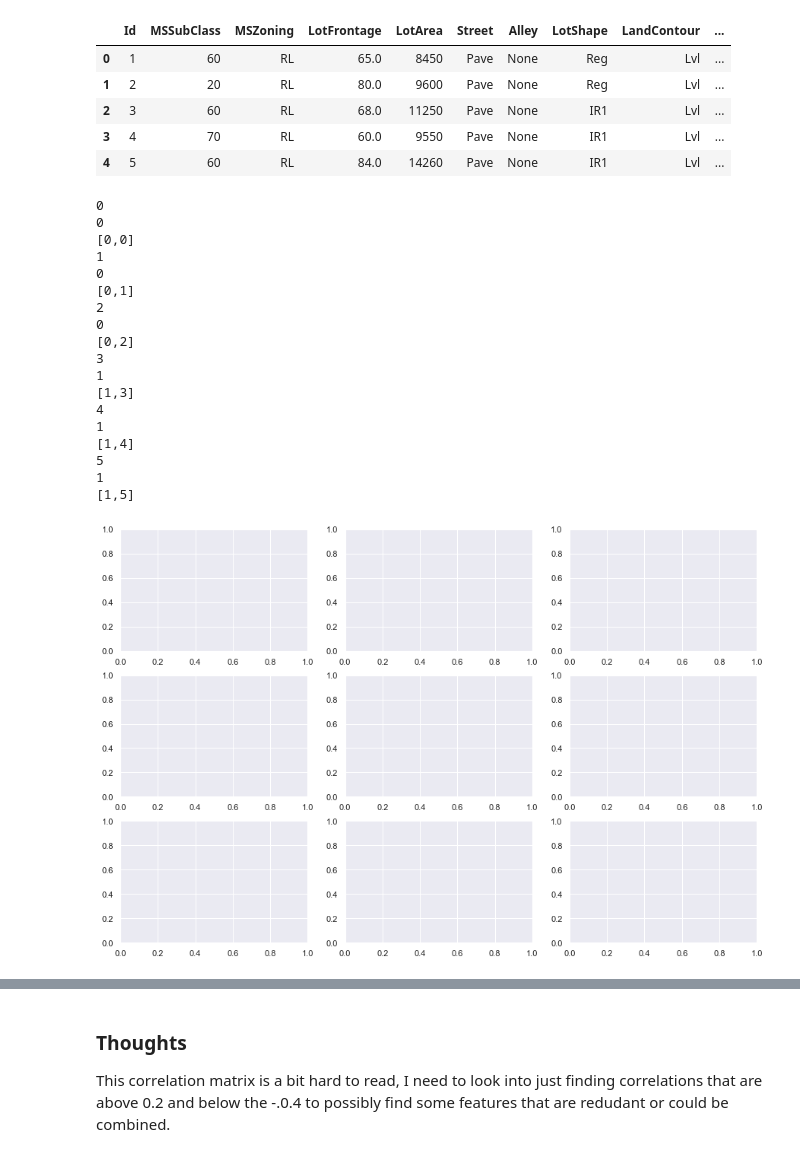
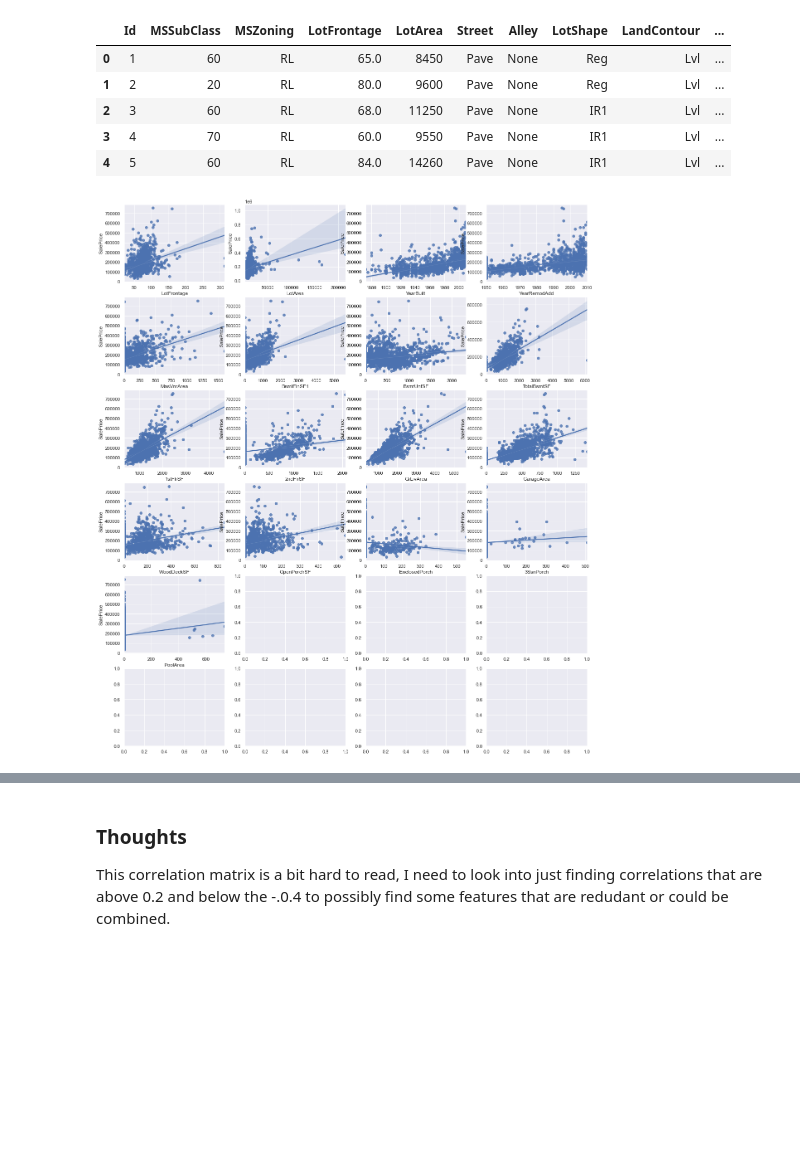
Before and after one commit to Codeman27Org/house_prices, a Jupyter notebook: house_prices.ipynb, the cells around one changed output, grey strips where cells are left out. Drawn from its saved outputs; the diff is of its cells as text; code cells hidden in the pictures; blank space fills up the shorter version.

Commit message:
finished regplots now to bars

```diff
--- a/house_prices.ipynb
+++ b/house_prices.ipynb
@@ -150,57 +150,22 @@ houses_cleaned.head()
 # %%
 import math
 
-fig, axs = plt.subplots(3,3, figsize = (15, 10))
+rows = 6
+cols = 4
 
-regplot_vars = ['LotFrontage', 'LotArea', 'YearBuilt', 'YearRemodAdd', 'MasVnrArea', 'BsmtFinSF1']
-#'YearRemodAdd', 'MasVnrArea', 'BsmtFinSF1'
+fig, axs = plt.subplots(rows, cols, figsize = (cols * 5, rows * 4))
+
+regplot_vars = ['LotFrontage', 'LotArea', 'YearBuilt', 'YearRemodAdd', 'MasVnrArea', 'BsmtFinSF1', 'BsmtUnfSF',
+               'TotalBsmtSF', '1stFlrSF', '2ndFlrSF', 'GrLivArea', 'GarageArea', 'WoodDeckSF', 'OpenPorchSF',
+                'EnclosedPorch', '3SsnPorch', 'PoolArea']
 
 for index, plot in enumerate(regplot_vars):
-
-    print('['  + str(math.floor(index/3)) + ',' + str(index) +']')
-#     sns.regplot(data=houses_cleaned, x=plot, y='SalePrice', ax=axs[math.floor(index/3), index])
-
-# sns.regplot(data=houses_cleaned, x='LotFrontage', y='SalePrice', ax=axs[0, 0])
-
-# sns.regplot(data=houses_cleaned, x='LotArea', y='SalePrice', ax=axs[0, 1])
-# plt.yticklabel_format(style='plain', axis='y')
-
-# sns.regplot(data=houses_cleaned, x='YearBuilt', y='SalePrice', ax=axs[0, 2])
-
-# sns.regplot(data=houses_cleaned, x='YearRemodAdd', y='SalePrice', ax=axs[1, 0])
-
-# sns.regplot(data=houses_cleaned, x='MasVnrArea', y='SalePrice', ax=axs[1, 1])
-
-# sns.regplot(data=houses_cleaned, x='BsmtFinSF1', y='SalePrice', ax=axs[1, 2])
-
-# sns.barplot(data=houses_cleaned, x='MoSold', y='SalePrice', ax=axs[0, 1])
-# axs[0, 1].set_title('Average sale price by month')
-
-# sns.barplot(data=houses_cleaned, x='YrSold', y='SalePrice', ax=axs[1, 0])
-# axs[1, 0].set_title('Average sale price by year')
+    sns.regplot(data=houses_cleaned, x=plot, y='SalePrice', ax=axs[math.floor(index/cols), index - cols * math.floor(index/cols)])
 
 # sns.barplot(data=houses_cleaned, x='MSZoning', y='SalePrice', ax=axs[1, 1])
 # axs[1, 1].set_title('Average sale price by year')
 # %% [output]
-0
-0
-[0,0]
-1
-0
-[0,1]
-2
-0
-[0,2]
-3
-1
-[1,3]
-4
-1
-[1,4]
-5
-1
-[1,5]
-[figure, old version]
+[figure, new version]
 # %%
 corr = houses_cleaned_numeric.corr()
 mask = np.triu(np.ones_like(corr, dtype=bool))
```
Also changed, not shown: parts of 2 cells of this notebook.
